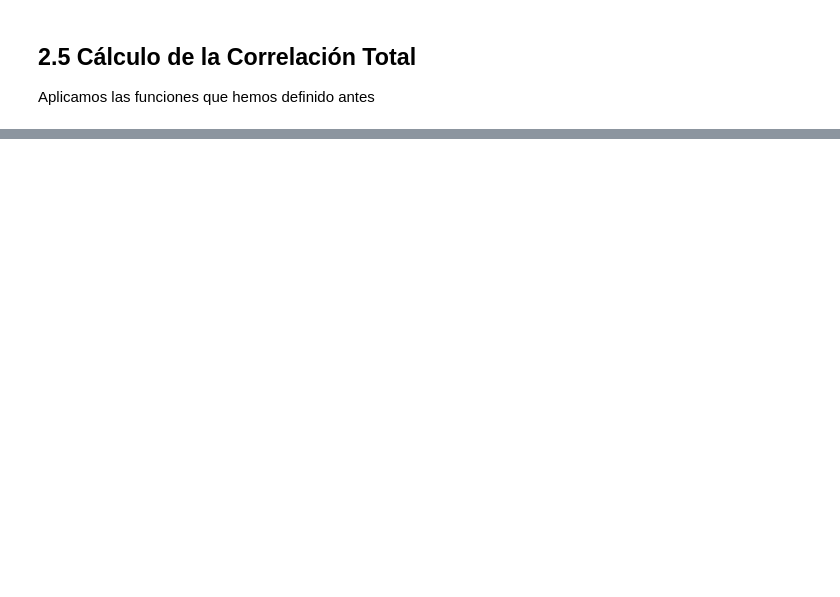
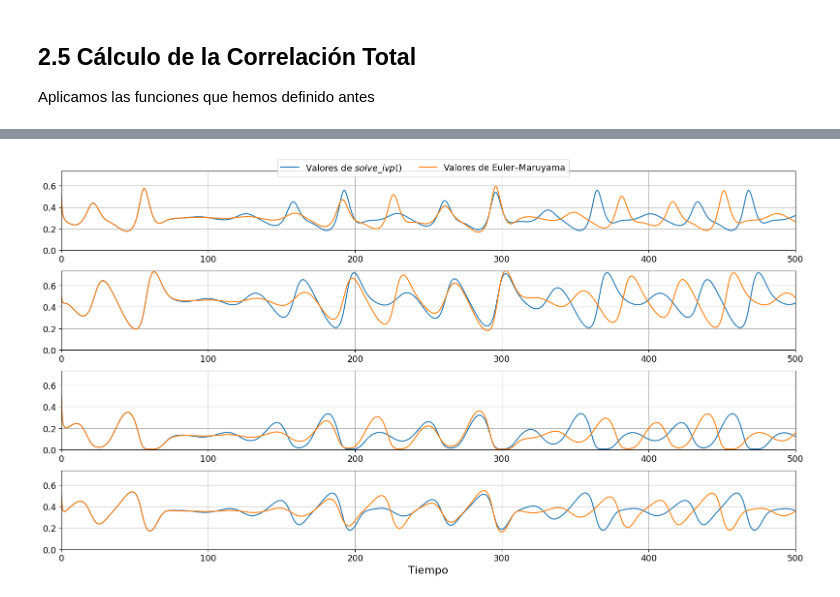
Before and after one commit to jenriquezafra/TFG, a Jupyter notebook: clasical_model.ipynb, the cells around one changed output, grey strips where cells are left out. Drawn from its saved outputs; the diff is of its cells as text; code cells hidden in the pictures; blank space fills up the shorter version.

```diff
--- a/clasical_model.ipynb
+++ b/clasical_model.ipynb
@@ -929,0 +963,39 @@ TC =  5.511577024320168
+# %%
+import matplotlib.lines as mlines
+fig, ax = plt.subplots(4, 1, figsize=(16, 9))
+
+# Graficamos la solución "sol" (solve_ivp)
+ax[0].plot(sol.t, sol.y[0])
+ax[1].plot(sol.t, sol.y[1])
+ax[2].plot(sol.t, sol.y[2])
+ax[3].plot(sol.t, sol.y[3])
+
+# Graficamos la solución "EM" (Euler–Maruyama)
+ax[0].plot(t_vals_EM_4esp, x_vals_EM_4esp[:, 0])
+ax[1].plot(t_vals_EM_4esp, x_vals_EM_4esp[:, 1])
+ax[2].plot(t_vals_EM_4esp, x_vals_EM_4esp[:, 2])
+ax[3].plot(t_vals_EM_4esp, x_vals_EM_4esp[:, 3])
+
+# Ajustes generales para cada subplot
+max_y = max(sol.y.max(), x_vals_EM_4esp.max())
+for i in range(4):
+    ax[i].set_xlim(t_span[0], t_span[1])
+    ax[i].set_ylim(0, max_y)
+    ax[i].grid(True)
+
+# Creamos dos "dummy" lines para la leyenda global.
+line_solv = mlines.Line2D([], [], color='C0', label=f'Valores de $solve\_ivp()$')
+line_em = mlines.Line2D([], [], color='C1', label='Valores de Euler–Maruyama')
+
+# Agregamos la leyenda global en la parte superior central de la figura.
+fig.legend(handles=[line_solv, line_em],
+           loc='upper center',
+           bbox_to_anchor=(0.5, 0.98),
+           ncol=2,
+           fontsize=13)
+
+ax[3].set_xlabel('Tiempo', fontsize=16)
+plt.tight_layout(rect=[0, 0, 1, 0.96])
+plt.show()
+# %% [output]
+[figure, added]
```
Also changed, not shown: parts of 18 cells of this notebook, 1 other file.
